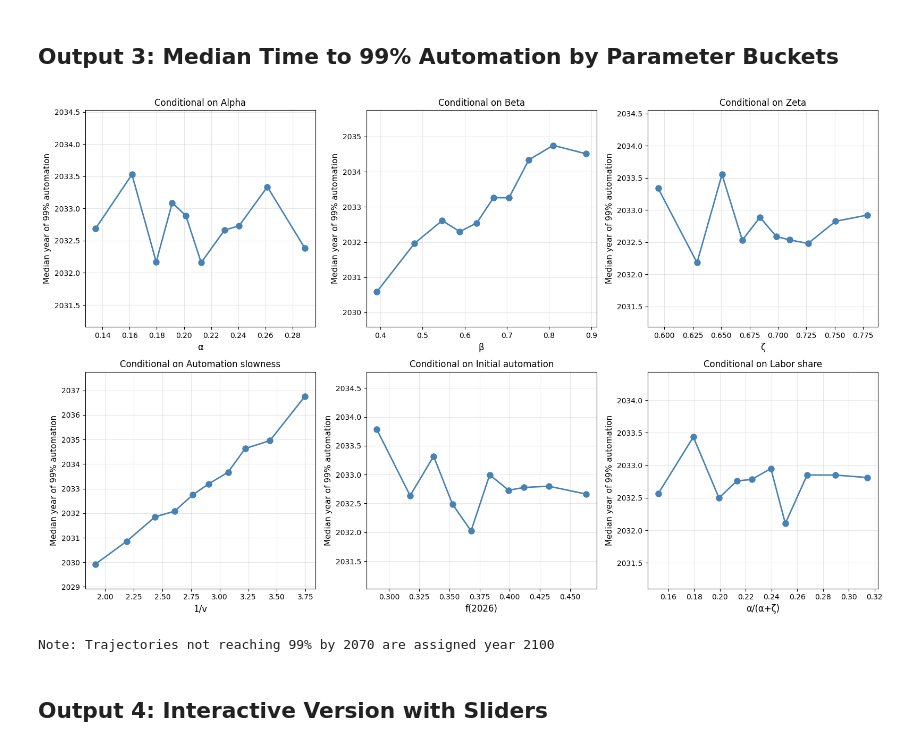
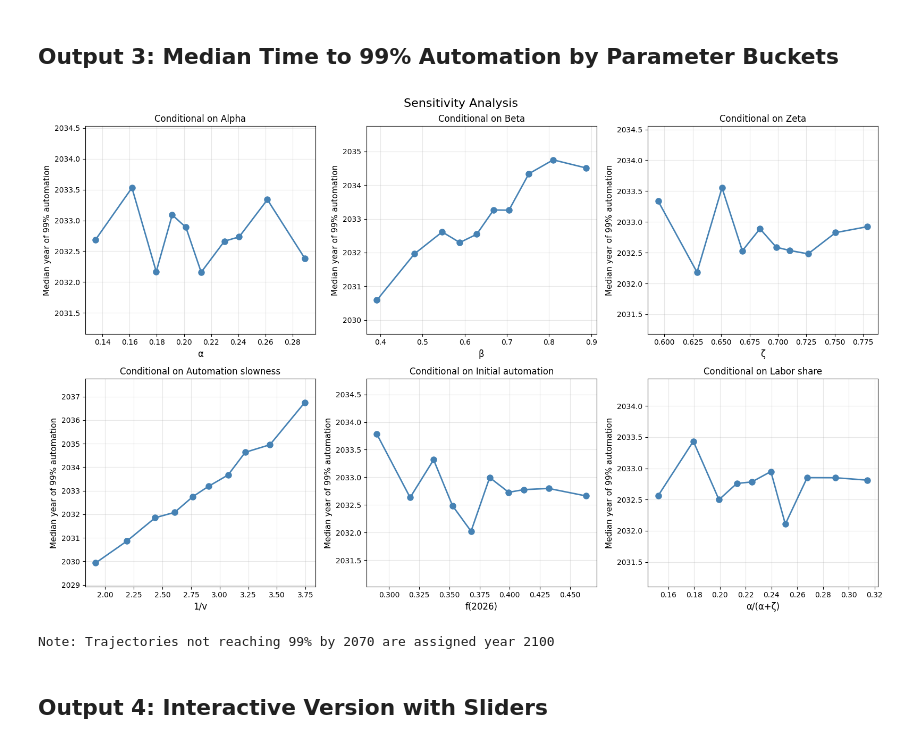
Before and after one commit to tkwa/ai-takeoff-model, a Jupyter notebook: takeoff_simulation.ipynb, the cells around one changed output. Cells and saved outputs as stored; diff of their text form; code cells hidden in the pictures.

Commit message:
Update plot titles: rename axes, add suptitles
Co-Authored-By: Claude Opus 4.6 <noreply@anthropic.com>

```diff
--- a/takeoff_simulation.ipynb
+++ b/takeoff_simulation.ipynb
@@ -833,34 +833,35 @@ fig, axes = plt.subplots(2, 3, figsize=(16, 10))
 
 variables = [
     (alphas, 'α', 'Alpha'),
     (betas, 'β', 'Beta'),
     (zetas, 'ζ', 'Zeta'),
     (one_over_vs, '1/v', 'Automation slowness'),
     (f_2026s, 'f(2026)', 'Initial automation'),
     (alpha_ratios, 'α/(α+ζ)', 'Labor share')
 ]
 
 for ax, (values, label, title) in zip(axes.flat, variables):
     centers, medians, edges = compute_median_by_buckets(values, times_to_99_large, n_buckets=10)
 
     if centers is not None:
         ax.plot(centers, medians, 'o-', linewidth=2, markersize=8, color='steelblue')
         ax.set_xlabel(label, fontsize=12)
         ax.set_ylabel('Median year of 99% automation', fontsize=11)
         ax.set_title(f'Conditional on {title}', fontsize=12)
         ax.grid(True, alpha=0.3)
         # Set y-axis to show the full range including YEAR_NOT_REACHED
         ax.set_ylim(min(medians) - 1, max(medians) + 1)
     else:
         ax.text(0.5, 0.5, 'Insufficient data', ha='center', va='center', transform=ax.transAxes)
 
+fig.suptitle('Sensitivity Analysis', fontsize=16)
 plt.tight_layout()
 fig.savefig('plots/sensitivity.png', dpi=150, bbox_inches='tight')
 plt.show()
 
 print(f"Note: Trajectories not reaching 99% by {YEAR_CUTOFF} are assigned year {YEAR_NOT_REACHED}")
 # %% [output]
-[figure, old version]
+[figure, new version]
 Note: Trajectories not reaching 99% by 2070 are assigned year 2100
 # %% [markdown]
 ## Output 4: Interactive Version with Sliders
```
Also changed, not shown: 1 other file.
